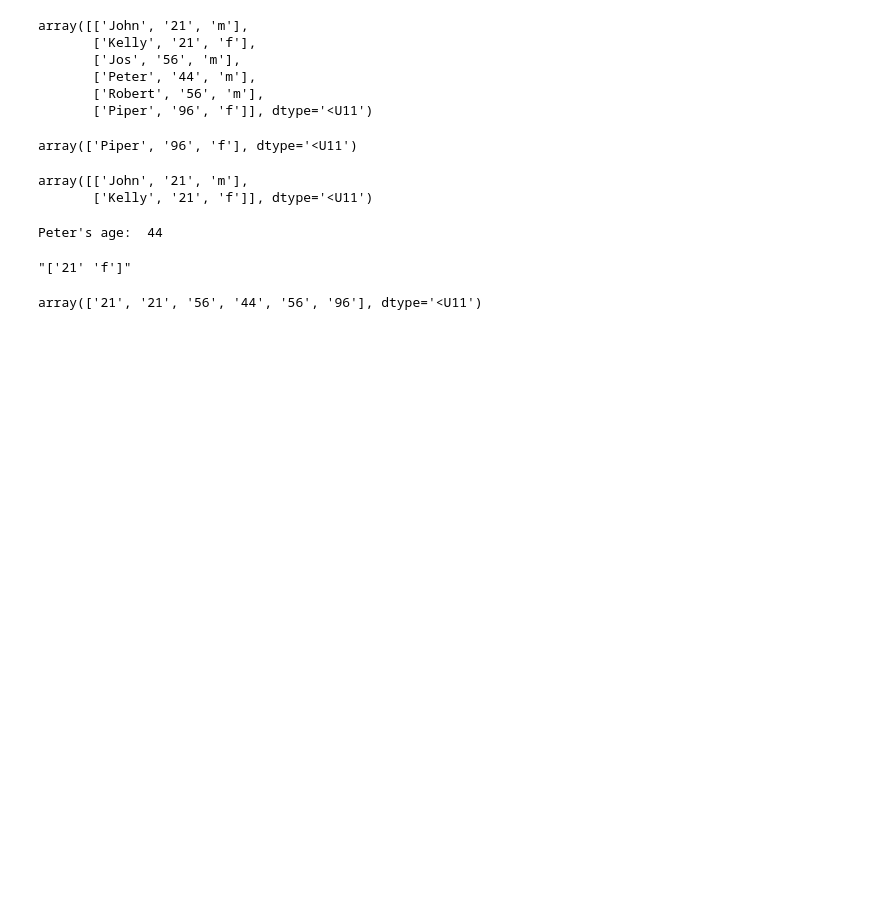
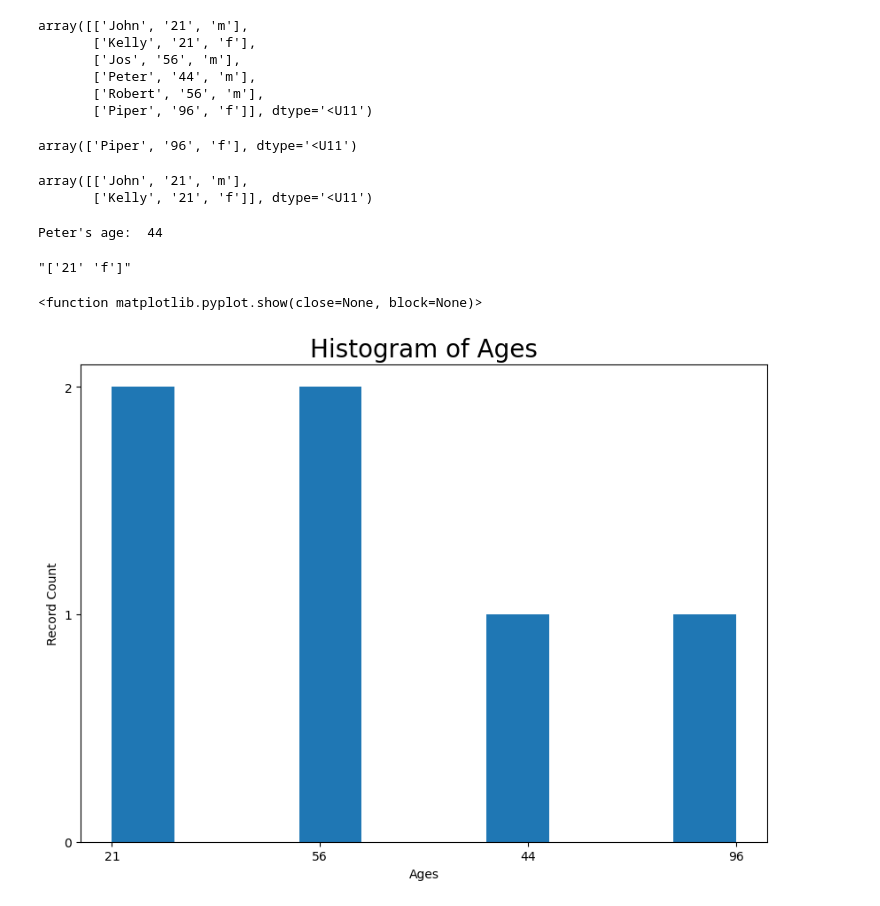
Before and after one commit to aaronbcrampton/50_Days_of_Data_Analysis_in_Python, a Jupyter notebook: 50 Days of Python study work.ipynb, the cells around one changed output. Drawn from its saved outputs; the diff is of its cells as text; code cells hidden in the pictures; blank space fills up the shorter version.

Commit message:
Day 13 Slicing and Analyzing Arrays

```diff
--- a/50 Days of Python study work.ipynb
+++ b/50 Days of Python study work.ipynb
@@ -954,6 +954,20 @@ str(arr1[1,1:3])
 # %% [output]
 "['21' 'f']"
 # %%
-arr1[:,1]
+#plot histogram of ages
+
+#slice of ages
+ages_array = arr1[:,1]
+
+#histogram
+mpl.figure(figsize = (10,7))
+mpl.hist(ages_array)
+mpl.title("Histogram of Ages", fontsize = '20')
+mpl.xlabel('Ages')
+mpl.ylabel('Record Count')
+mpl.yticks(np.arange(0,3, step = 1))
+
+mpl.show
 # %% [output]
-array(['21', '21', '56', '44', '56', '96'], dtype='<U11')
+<function matplotlib.pyplot.show(close=None, block=None)>
+[figure, added]
```
